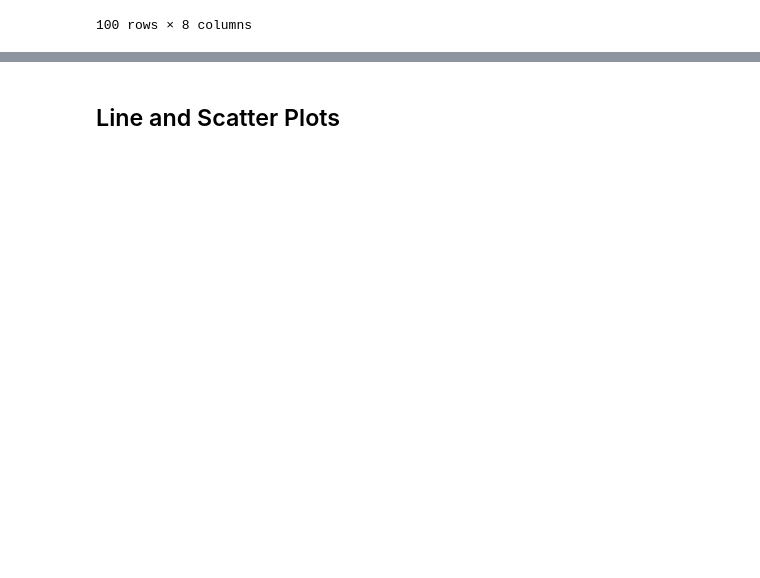
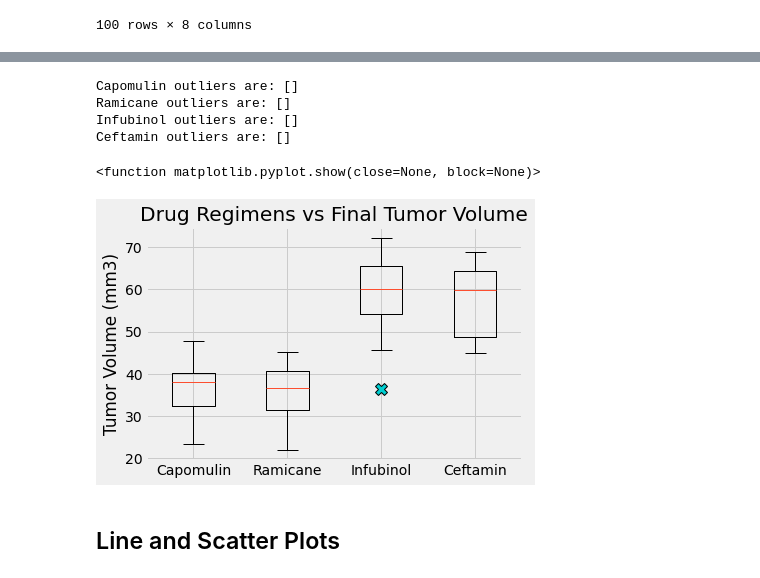
Before and after one commit to CBPher24/MatPlotLib_Challenge, a Jupyter notebook: Pymaceuticals/pymaceuticals_starter.ipynb, the cells around one changed output, grey strips where cells are left out. Drawn from its saved outputs; the diff is of its cells as text; code cells hidden in the pictures; blank space fills up the shorter version.

```diff
--- a/Pymaceuticals/pymaceuticals_starter.ipynb
+++ b/Pymaceuticals/pymaceuticals_starter.ipynb
@@ -294,2 +279,49 @@ Ceftamin Data Set
+# %%
+# Determine outliers using upper and lower bounds
+#print(Capomulin_tum_vol)
+for c in Capomulin_tum_vol:
+    Capomulin_outliers = []
+    if (c < Capomulin_lower) | (c > Capomulin_upper):
+        Capomulin_outliers.append(c)
+print(f"Capomulin outliers are: {Capomulin_outliers}")
+#print(Ramicane_tum_vol)
+for r in Ramicane_tum_vol:
+    Ramicane_outliers = []
+    if (r < Ramicane_lower) | (r > Ramicane_upper):
+        Ramicane_outliers.append(r)
+print(f"Ramicane outliers are: {Ramicane_outliers}")
+#print(Infubinol_tum_vol)
+for i in Infubinol_tum_vol:
+    Infubinol_outliers = []
+    if (i < Infubinol_lower) | (i > Infubinol_upper):
+        Infubinol_outliers.append(i)
+print(f"Infubinol outliers are: {Infubinol_outliers}")
+#print(Ceftamin_tum_vol)
+for ce in Ceftamin_tum_vol:
+    Ceftamin_outliers = []
+    if (ce < Ceftamin_lower) | (ce > Ceftamin_upper):
+        Ceftamin_outliers.append(ce)
+print(f"Ceftamin outliers are: {Ceftamin_outliers}")
+# %% [output]
+Capomulin outliers are: []
+Ramicane outliers are: []
+Infubinol outliers are: []
+Ceftamin outliers are: []
+# %%
+# Generate a box plot of the final tumor volume of each mouse across four regimens of interest
+# four_regimens = pd.DataFrame([[Capomulin_tum_vol,Ramicane_tum_vol,Infubinol_tum_vol,Ceftamin_tum_vol]],
+#     columns=["Capomulin","Ramicane","Infubinol","Ceftamin"])
+
+# four_regimens
+fig1, ax1 = plt.subplots()
+ax1.set_title("Drug Regimens vs Final Tumor Volume")
+ax1.set_ylabel("Tumor Volume (mm3)")
+ax1.boxplot([Capomulin_tum_vol,Ramicane_tum_vol,Infubinol_tum_vol,Ceftamin_tum_vol],
+            labels=["Capomulin","Ramicane","Infubinol","Ceftamin"],
+            flierprops={'marker': 'X', 'markersize': 12, 'markerfacecolor': '#00CED1'})
+plt.show
+# %% [output]
+<function matplotlib.pyplot.show(close=None, block=None)>
+[figure, added]
 # %% [markdown]
 ## Line and Scatter Plots
```
Also changed, not shown: parts of 8 cells of this notebook.
